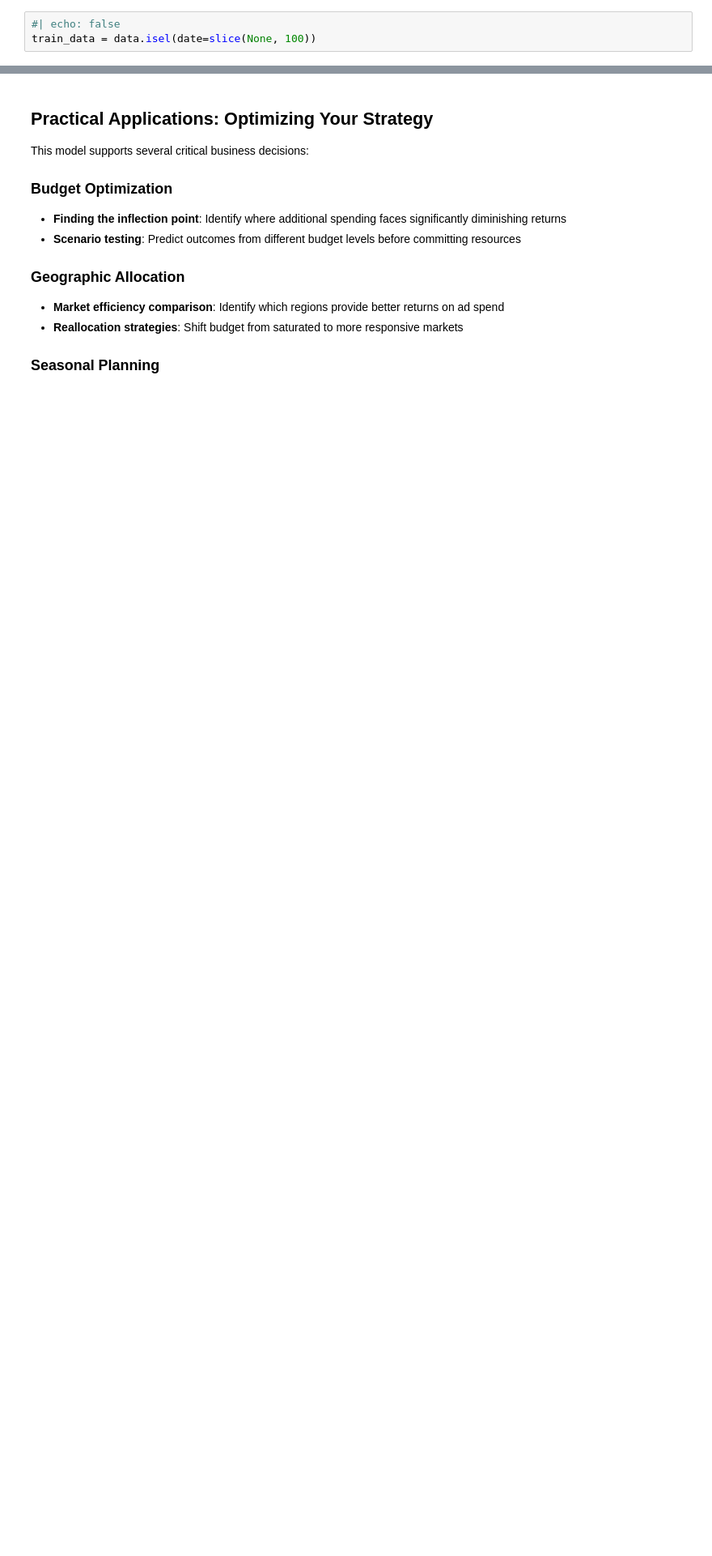
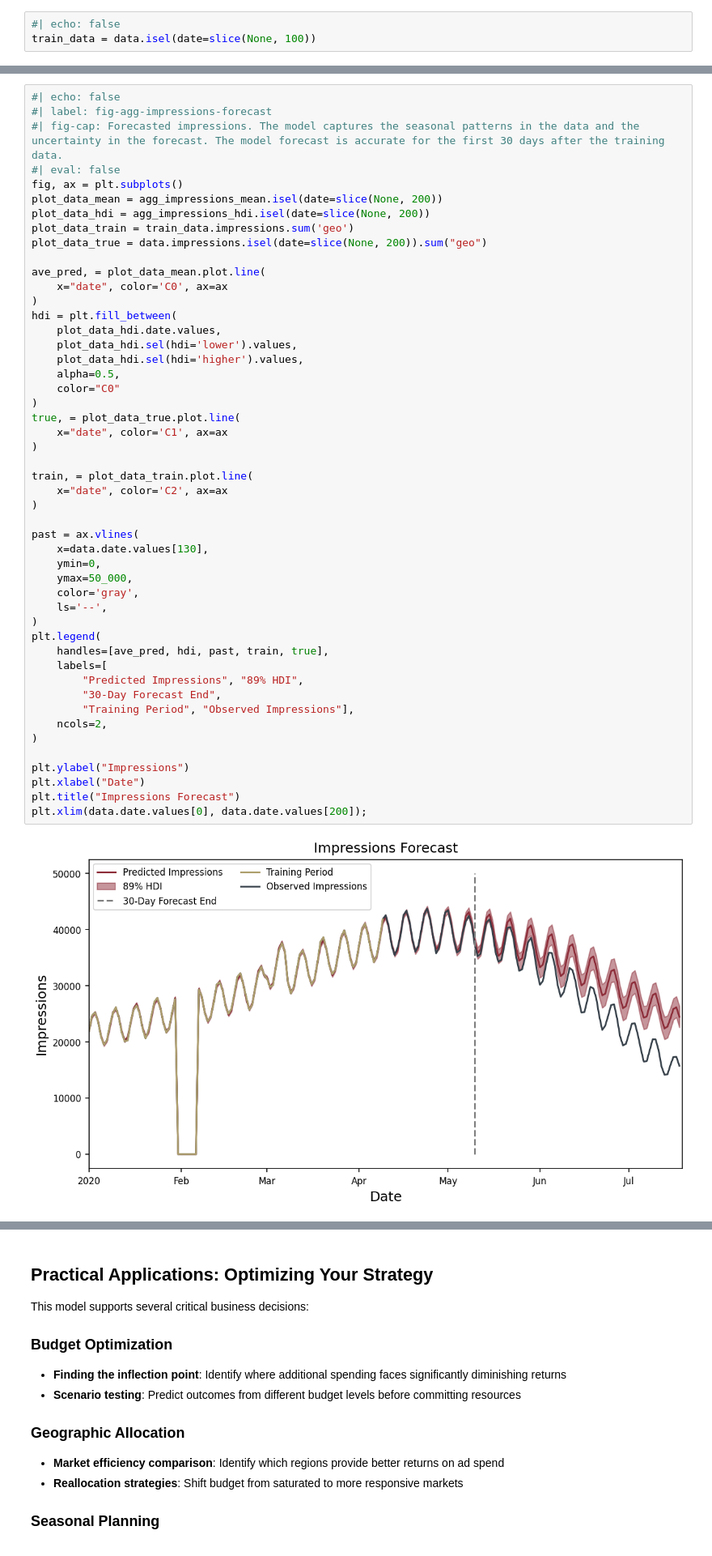
Before and after one commit to redam94/search-forecast, a Jupyter notebook: nbs/examples/00_search_prediction.ipynb, the cells around one changed output, grey strips where cells are left out. Shown at 81% size. Saved outputs shown, nothing was run; the diff lists cells and outputs as text; blank space fills up the shorter version.

```diff
--- a/nbs/examples/00_search_prediction.ipynb
+++ b/nbs/examples/00_search_prediction.ipynb
@@ -864,0 +988,51 @@ Estimated Time to Completion: now
+# %%
+#| echo: false
+#| label: fig-agg-impressions-forecast
+#| fig-cap: Forecasted impressions. The model captures the seasonal patterns in the data and the uncertainty in the forecast. The model forecast is accurate for the first 30 days after the training data.
+#| eval: false
+fig, ax = plt.subplots()
+plot_data_mean = agg_impressions_mean.isel(date=slice(None, 200))
+plot_data_hdi = agg_impressions_hdi.isel(date=slice(None, 200))
+plot_data_train = train_data.impressions.sum('geo')
+plot_data_true = data.impressions.isel(date=slice(None, 200)).sum("geo")
+
+ave_pred, = plot_data_mean.plot.line(
+    x="date", color='C0', ax=ax
+)
+hdi = plt.fill_between(
+    plot_data_hdi.date.values,
+    plot_data_hdi.sel(hdi='lower').values,
+    plot_data_hdi.sel(hdi='higher').values,
+    alpha=0.5,
+    color="C0"
+)
+true, = plot_data_true.plot.line(
+    x="date", color='C1', ax=ax
+)
+
+train, = plot_data_train.plot.line(
+    x="date", color='C2', ax=ax
+)
+
+past = ax.vlines(
+    x=data.date.values[130],
+    ymin=0,
+    ymax=50_000,
+    color='gray',
+    ls='--',
+)
+plt.legend(
+    handles=[ave_pred, hdi, past, train, true],
+    labels=[
+        "Predicted Impressions", "89% HDI",
+        "30-Day Forecast End",
+        "Training Period", "Observed Impressions"],
+    ncols=2,
+)
+
+plt.ylabel("Impressions")
+plt.xlabel("Date")
+plt.title("Impressions Forecast")
+plt.xlim(data.date.values[0], data.date.values[200]);
+# %% [output]
+[figure, added]
```
Also changed, not shown: parts of 14 cells of this notebook, 1 other file.
